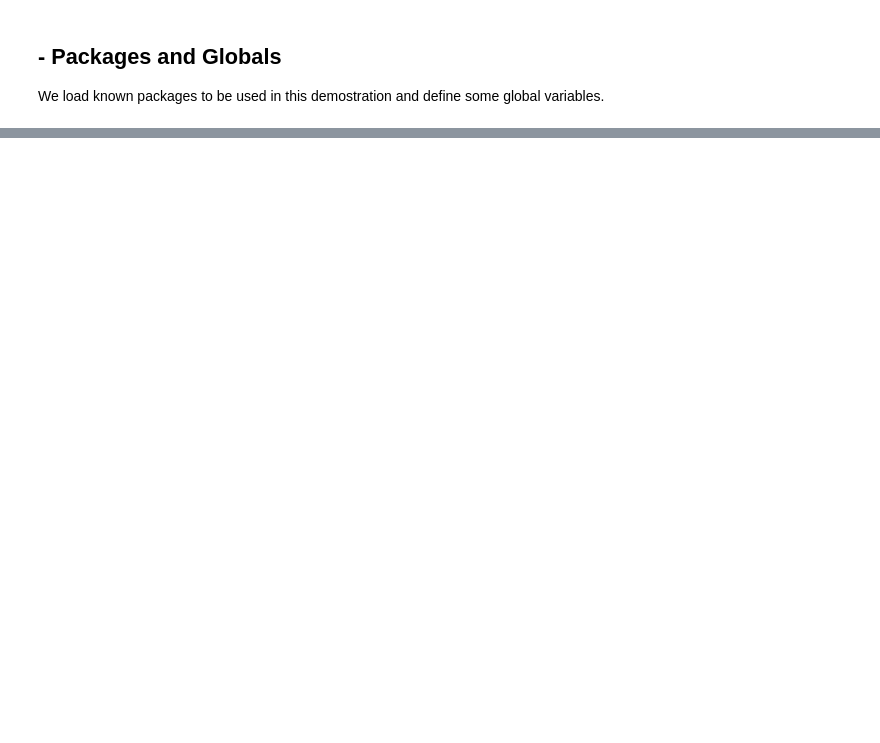
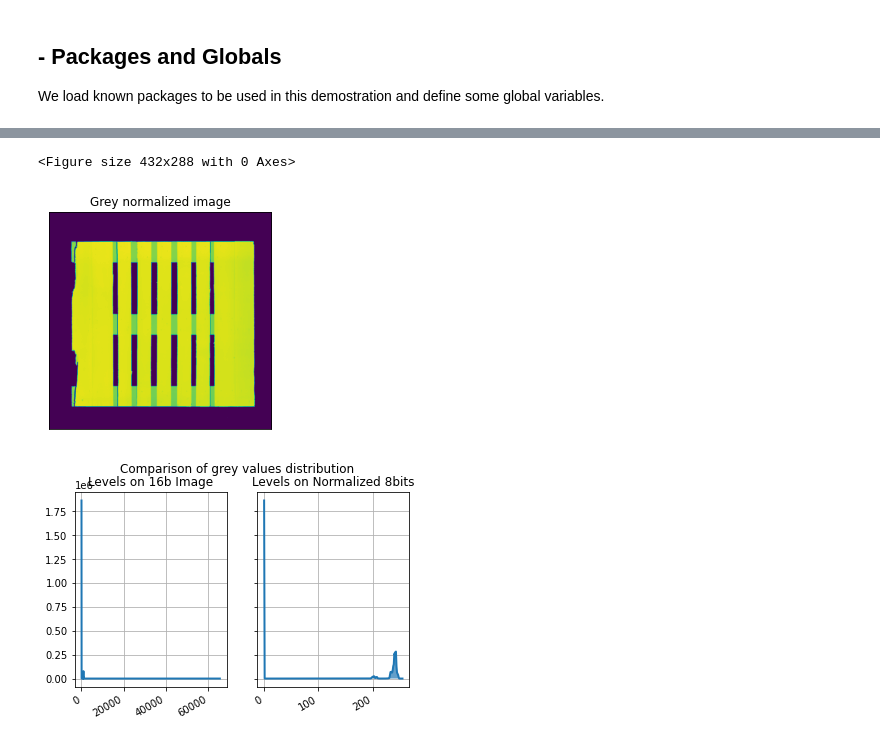
Before and after one commit to keny91/ChapChallenge, a Jupyter notebook: CameraTop.ipynb, the cells around one changed output, grey strips where cells are left out. Cells and saved outputs as stored; diff of their text form; code cells hidden in the pictures; blank space fills up the shorter version.

```diff
--- a/CameraTop.ipynb
+++ b/CameraTop.ipynb
@@ -1571,0 +130,57 @@ Great work!
+# %%
+
+#
+def Convert8bAndNormalize ( image16b ):
+    normalized = cv.normalize(image16b,None,0,65535,cv.NORM_MINMAX)
+    return cv.convertScaleAbs(normalized,alpha=(255.0/65535.0))
+
+
+###############     execution part      ############
+
+image16 = mySF.load_image_from_folder_byIndex(TOP_IMAGES_PATH,1)
+hist_values = cv.calcHist([image16.flatten()],channels=[0],mask=None,histSize=[65535],ranges=[0,65535])
+
+# load up some sample financial data
+
+image8bNorm = Convert8bAndNormalize ( image16 )
+hist_values_norm = cv.calcHist([image8bNorm.flatten()],channels=[0],mask=None,histSize=[256],ranges=[0,255])
+
+# mySF.getRectangle(image8bNorm)
+# board = mySF.find_board(image8bNorm)
+# imageCOL= cv.cvtColor(image8bNorm, cv.COLOR_GRAY2BGR);
+# contours, hierarchy = cv.findContours(image8bNorm, cv.RETR_EXTERNAL, cv.CHAIN_APPROX_SIMPLE)
+
+# create two subplots with the shared x and y axes
+plt.figure (1)
+
+
+# cosmeti display of information
+fig, (ax0) = plt.subplots(1, 1)
+# imageCOL = cv.drawContours(imageCOL, board, -1, (0, 255, 0),10)
+ax0.get_yaxis().set_visible(False)
+ax0.get_xaxis().set_visible(False)
+ax0.imshow(image8bNorm)
+ax0.set_title('Grey normalized image')
+
+fig1, (ax1, ax2) = plt.subplots(1, 2, sharex=False, sharey=True)
+
+ax2.fill_between(range(0,256), min(hist_values_norm[:,0]),hist_values_norm[:,0],alpha=0.7)
+ax2.plot(range(0,256),hist_values_norm,lw = 2)
+
+ax1.plot(range(0,65535),hist_values, lw = 2)
+
+ax1.set_title('Levels on 16b Image')
+ax2.set_title('Levels on Normalized 8bits')
+
+for ax in ax1, ax2:
+    ax.grid(True)
+
+for label in ax2.get_yticklabels():
+    label.set_visible(False)
+
+fig1.suptitle('Comparison of grey values distribution')
+fig1.autofmt_xdate()
+# %% [output]
+<Figure size 432x288 with 0 Axes>
+[figure, added]
+[figure, added]
```
Also changed, not shown: parts of 76 cells of this notebook, 4 other files.
